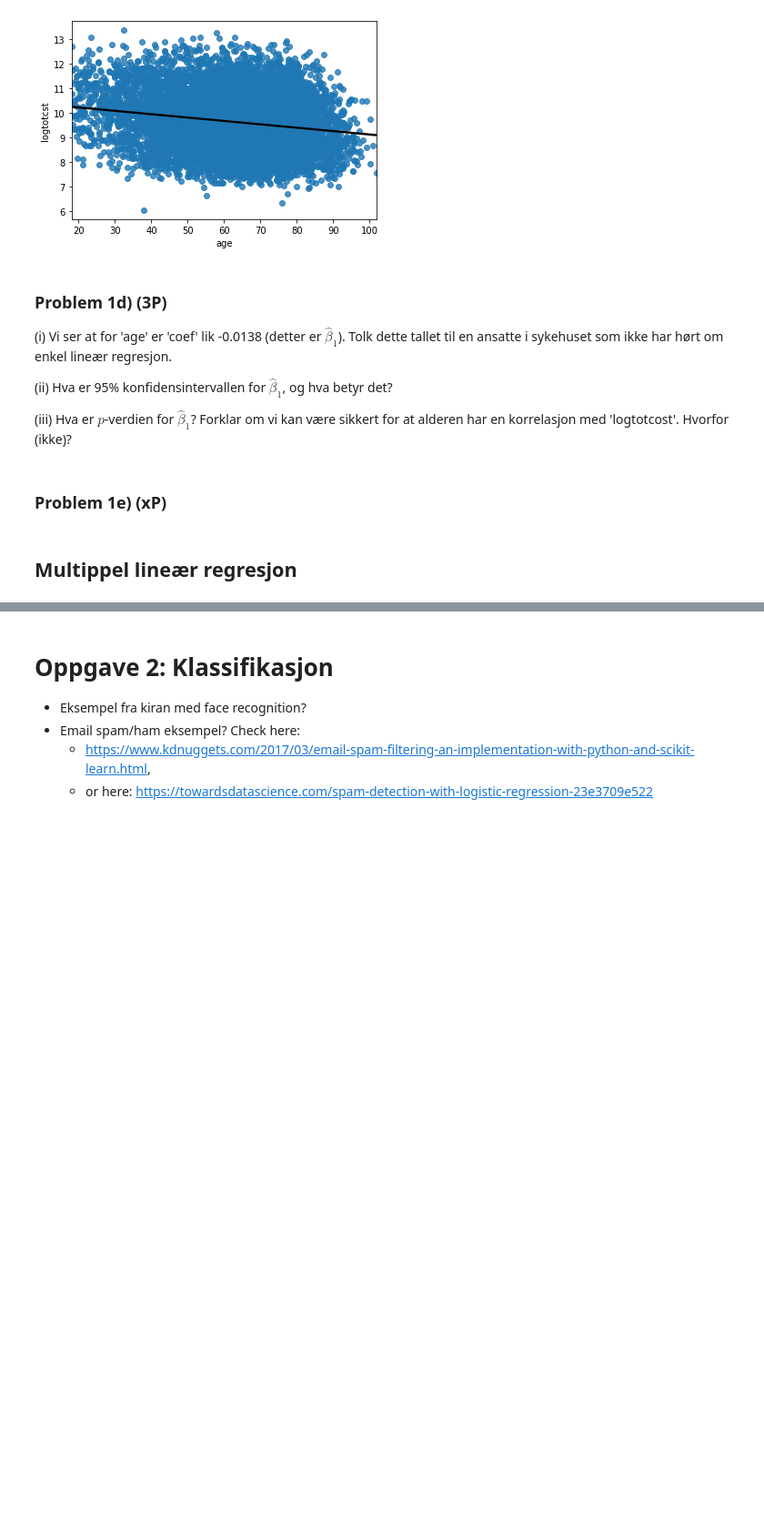
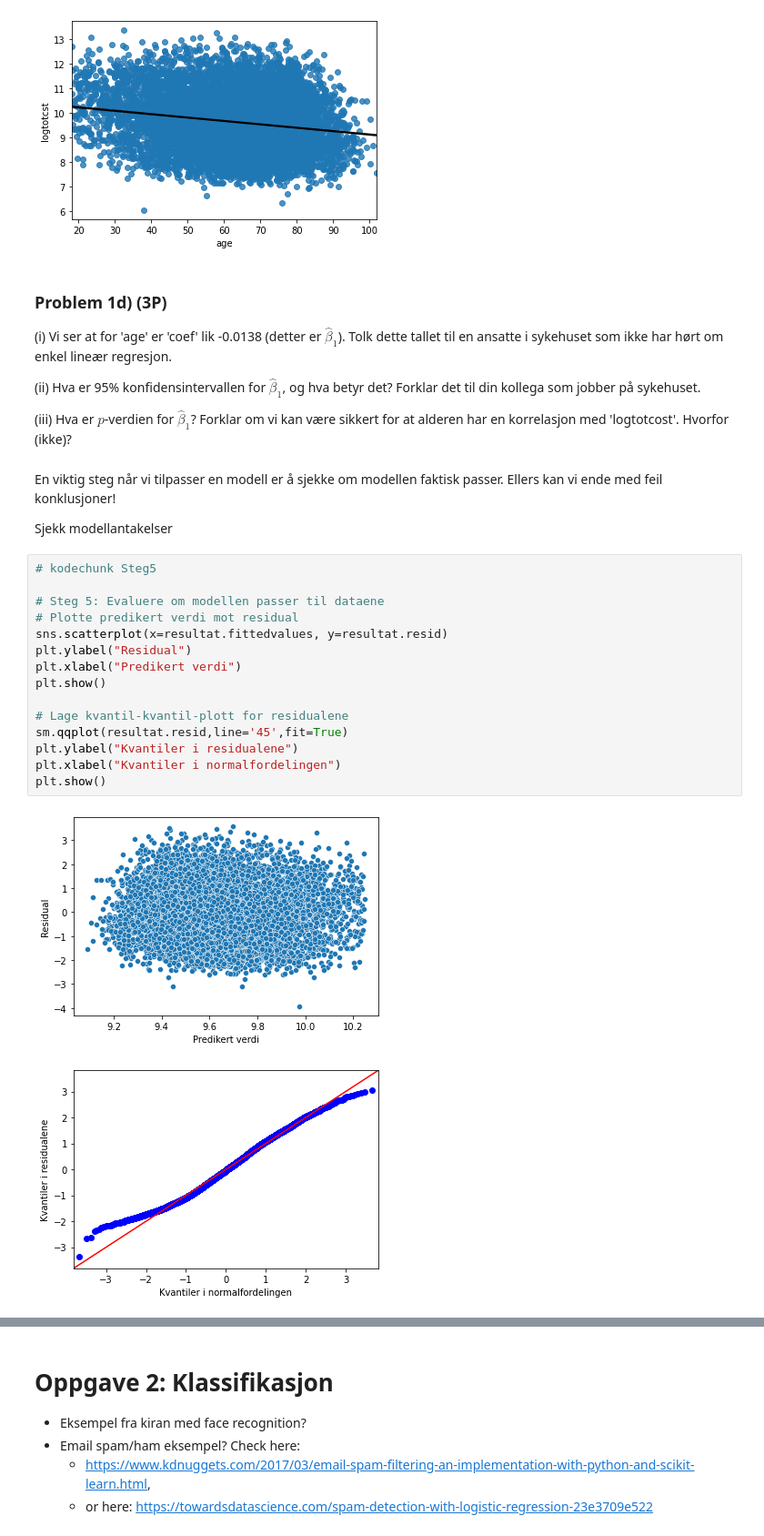
Before and after one commit to stefaniemuff/ISTx1003, a Jupyter notebook: Prosjekt2021/Prosjekt1003.ipynb, the cells around one changed output, grey strips where cells are left out. Shown at 91% size. Cells and saved outputs as stored; diff of their text form; blank space fills up the shorter version.

```diff
--- a/Prosjekt2021/Prosjekt1003.ipynb
+++ b/Prosjekt2021/Prosjekt1003.ipynb
@@ -225,10 +251,30 @@ sns.regplot(x=df['age'],y=df['logtotcst'],line_kws={"color": "black"})
 
  (i) Vi ser at for 'age' er 'coef' lik -0.0138 (detter er $\hat\beta_1$). Tolk dette tallet til en ansatte i sykehuset som ikke har hørt om enkel lineær regresjon.
 
- (ii) Hva er 95% konfidensintervallen for $\hat\beta_{1}$, og hva betyr det?
+ (ii) Hva er 95% konfidensintervallen for $\hat\beta_{1}$, og hva betyr det? Forklar det til din kollega som jobber på sykehuset.
 
  (iii) Hva er $p$-verdien for $\hat\beta_{1}$? Forklar om vi kan være sikkert for at alderen har en korrelasjon med 'logtotcost'. Hvorfor (ikke)?
-# %% [markdown]
-### **Problem 1e)** (xP)
-# %% [markdown]
-## Multippel lineær regresjon
+# %% [markdown]
+
+
+En viktig steg når vi tilpasser en modell er å sjekke om modellen faktisk passer. Ellers kan vi ende med feil konklusjoner!
+
+Sjekk modellantakelser
+# %%
+# kodechunk Steg5
+
+# Steg 5: Evaluere om modellen passer til dataene
+# Plotte predikert verdi mot residual
+sns.scatterplot(x=resultat.fittedvalues, y=resultat.resid)
+plt.ylabel("Residual")
+plt.xlabel("Predikert verdi")
+plt.show()
+
+# Lage kvantil-kvantil-plott for residualene
+sm.qqplot(resultat.resid,line='45',fit=True)
+plt.ylabel("Kvantiler i residualene")
+plt.xlabel("Kvantiler i normalfordelingen")
+plt.show()
+# %% [output]
+[figure, added]
+[figure, added]
```
Also changed, not shown: parts of 14 cells of this notebook.
